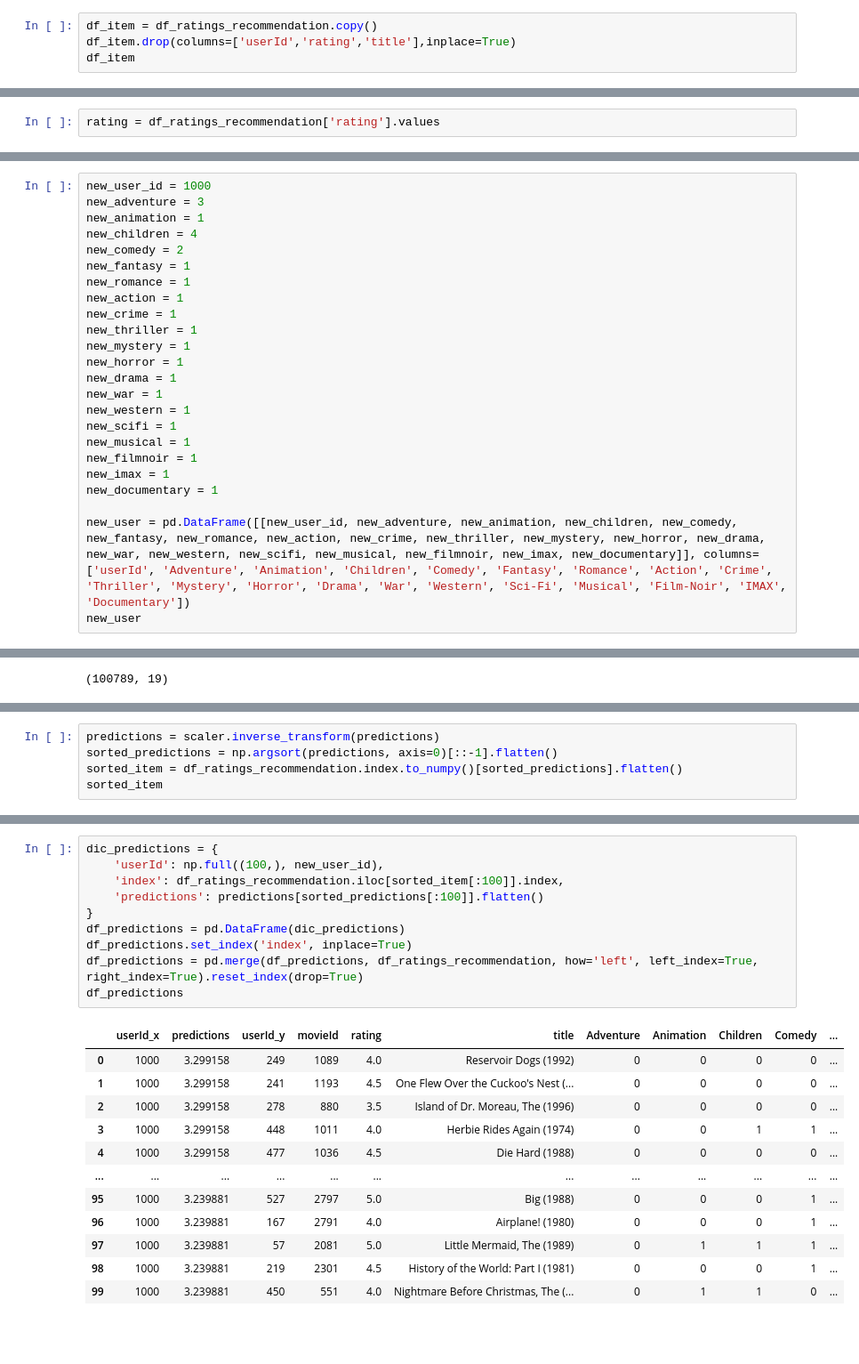
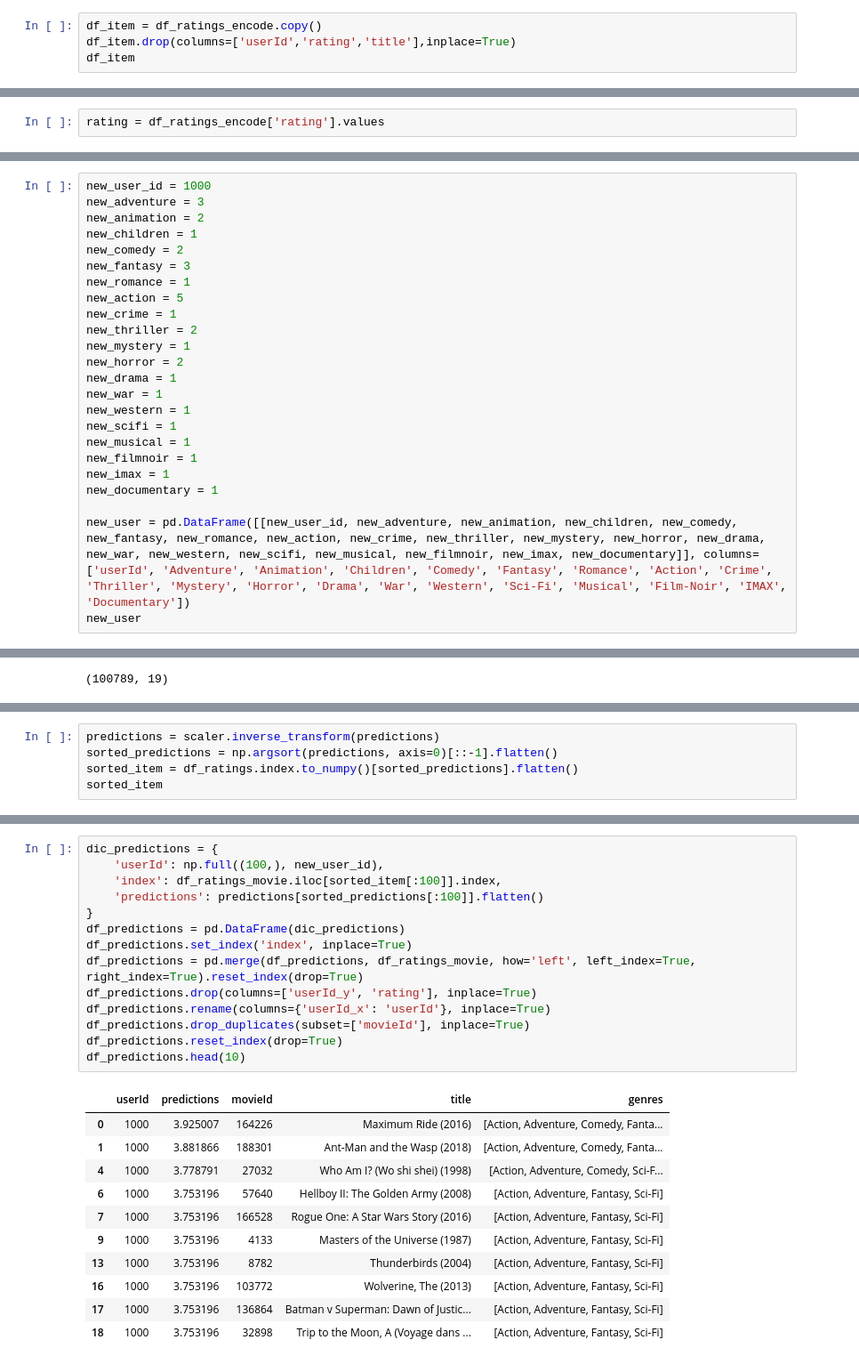
Before and after one commit to mausneg/Movie-Lens-Recommendation-System, a Jupyter notebook: submission.ipynb, the cells around one changed output, grey strips where cells are left out. Shown at 89% size. Cells and saved outputs as stored; diff of their text form; blank space fills up the shorter version.

Commit message:
fix prediction code

```diff
--- a/submission.ipynb
+++ b/submission.ipynb
@@ -371,7 +371,7 @@ df_user
 # %% [markdown]
 #### Data Item
 # %%
-df_item = df_ratings_recommendation.copy()
+df_item = df_ratings_encode.copy()
 df_item.drop(columns=['userId','rating','title'],inplace=True)
 df_item
 # %% [output]
@@ -391,7 +391,7 @@ df_item
 # %% [markdown]
 #### Data Rating
 # %%
-rating = df_ratings_recommendation['rating'].values
+rating = df_ratings_encode['rating'].values
 # %% [markdown]
 ### Scalling Data
 # %%
@@ -595,16 +595,16 @@ plt.show()
 # %%
 new_user_id = 1000
 new_adventure = 3
-new_animation = 1
-new_children = 4
+new_animation = 2
+new_children = 1
 new_comedy = 2
-new_fantasy = 1
+new_fantasy = 3
 new_romance = 1
-new_action = 1
+new_action = 5
 new_crime = 1
-new_thriller = 1
+new_thriller = 2
 new_mystery = 1
-new_horror = 1
+new_horror = 2
 new_drama = 1
 new_war = 1
 new_western = 1
@@ -633,6 +631,6 @@ predictions = model.predict([new_user, df_item[genre_columns]])
 # %%
 predictions = scaler.inverse_transform(predictions)
 sorted_predictions = np.argsort(predictions, axis=0)[::-1].flatten()
-sorted_item = df_ratings_recommendation.index.to_numpy()[sorted_predictions].flatten()
+sorted_item = df_ratings.index.to_numpy()[sorted_predictions].flatten()
 sorted_item
 # %% [output]
@@ -640,23 +638,26 @@ array([36425, 35697, 41030, ..., 12067, 28483, 77497], dtype=int64)
 # %%
 dic_predictions = {
     'userId': np.full((100,), new_user_id),
-    'index': df_ratings_recommendation.iloc[sorted_item[:100]].index,
+    'index': df_ratings_movie.iloc[sorted_item[:100]].index,
     'predictions': predictions[sorted_predictions[:100]].flatten()
 }
 df_predictions = pd.DataFrame(dic_predictions)
 df_predictions.set_index('index', inplace=True)
-df_predictions = pd.merge(df_predictions, df_ratings_recommendation, how='left', left_index=True, right_index=True).reset_index(drop=True)
-df_predictions
+df_predictions = pd.merge(df_predictions, df_ratings_movie, how='left', left_index=True, right_index=True).reset_index(drop=True)
+df_predictions.drop(columns=['userId_y', 'rating'], inplace=True)
+df_predictions.rename(columns={'userId_x': 'userId'}, inplace=True)
+df_predictions.drop_duplicates(subset=['movieId'], inplace=True)
+df_predictions.reset_index(drop=True)
+df_predictions.head(10)
 # %% [output]
-|  | userId_x | predictions | userId_y | movieId | rating | title | Adventure | Animation | Children | Comedy | ... |
-| 0 | 1000 | 3.299158 | 249 | 1089 | 4.0 | Reservoir Dogs (1992) | 0 | 0 | 0 | 0 | ... |
-| 1 | 1000 | 3.299158 | 241 | 1193 | 4.5 | One Flew Over the Cuckoo's Nest (... | 0 | 0 | 0 | 0 | ... |
-| 2 | 1000 | 3.299158 | 278 | 880 | 3.5 | Island of Dr. Moreau, The (1996) | 0 | 0 | 0 | 0 | ... |
-| 3 | 1000 | 3.299158 | 448 | 1011 | 4.0 | Herbie Rides Again (1974) | 0 | 0 | 1 | 1 | ... |
-| 4 | 1000 | 3.299158 | 477 | 1036 | 4.5 | Die Hard (1988) | 0 | 0 | 0 | 0 | ... |
-| ... | ... | ... | ... | ... | ... | ... | ... | ... | ... | ... | ... |
-| 95 | 1000 | 3.239881 | 527 | 2797 | 5.0 | Big (1988) | 0 | 0 | 0 | 1 | ... |
-| 96 | 1000 | 3.239881 | 167 | 2791 | 4.0 | Airplane! (1980) | 0 | 0 | 0 | 1 | ... |
-| 97 | 1000 | 3.239881 | 57 | 2081 | 5.0 | Little Mermaid, The (1989) | 0 | 1 | 1 | 1 | ... |
-| 98 | 1000 | 3.239881 | 219 | 2301 | 4.5 | History of the World: Part I (1981) | 0 | 0 | 0 | 1 | ... |
-| 99 | 1000 | 3.239881 | 450 | 551 | 4.0 | Nightmare Before Christmas, The (... | 0 | 1 | 1 | 0 | ... |
+|  | userId | predictions | movieId | title | genres |
+| 0 | 1000 | 3.925007 | 164226 | Maximum Ride (2016) | [Action, Adventure, Comedy, Fanta... |
+| 1 | 1000 | 3.881866 | 188301 | Ant-Man and the Wasp (2018) | [Action, Adventure, Comedy, Fanta... |
+| 4 | 1000 | 3.778791 | 27032 | Who Am I? (Wo shi shei) (1998) | [Action, Adventure, Comedy, Sci-F... |
+| 6 | 1000 | 3.753196 | 57640 | Hellboy II: The Golden Army (2008) | [Action, Adventure, Fantasy, Sci-Fi] |
+| 7 | 1000 | 3.753196 | 166528 | Rogue One: A Star Wars Story (2016) | [Action, Adventure, Fantasy, Sci-Fi] |
+| 9 | 1000 | 3.753196 | 4133 | Masters of the Universe (1987) | [Action, Adventure, Fantasy, Sci-Fi] |
+| 13 | 1000 | 3.753196 | 8782 | Thunderbirds (2004) | [Action, Adventure, Fantasy, Sci-Fi] |
+| 16 | 1000 | 3.753196 | 103772 | Wolverine, The (2013) | [Action, Adventure, Fantasy, Sci-Fi] |
+| 17 | 1000 | 3.753196 | 136864 | Batman v Superman: Dawn of Justic... | [Action, Adventure, Fantasy, Sci-Fi] |
+| 18 | 1000 | 3.753196 | 32898 | Trip to the Moon, A (Voyage dans ... | [Action, Adventure, Fantasy, Sci-Fi] |
```
Also changed, not shown: parts of 11 cells of this notebook.
